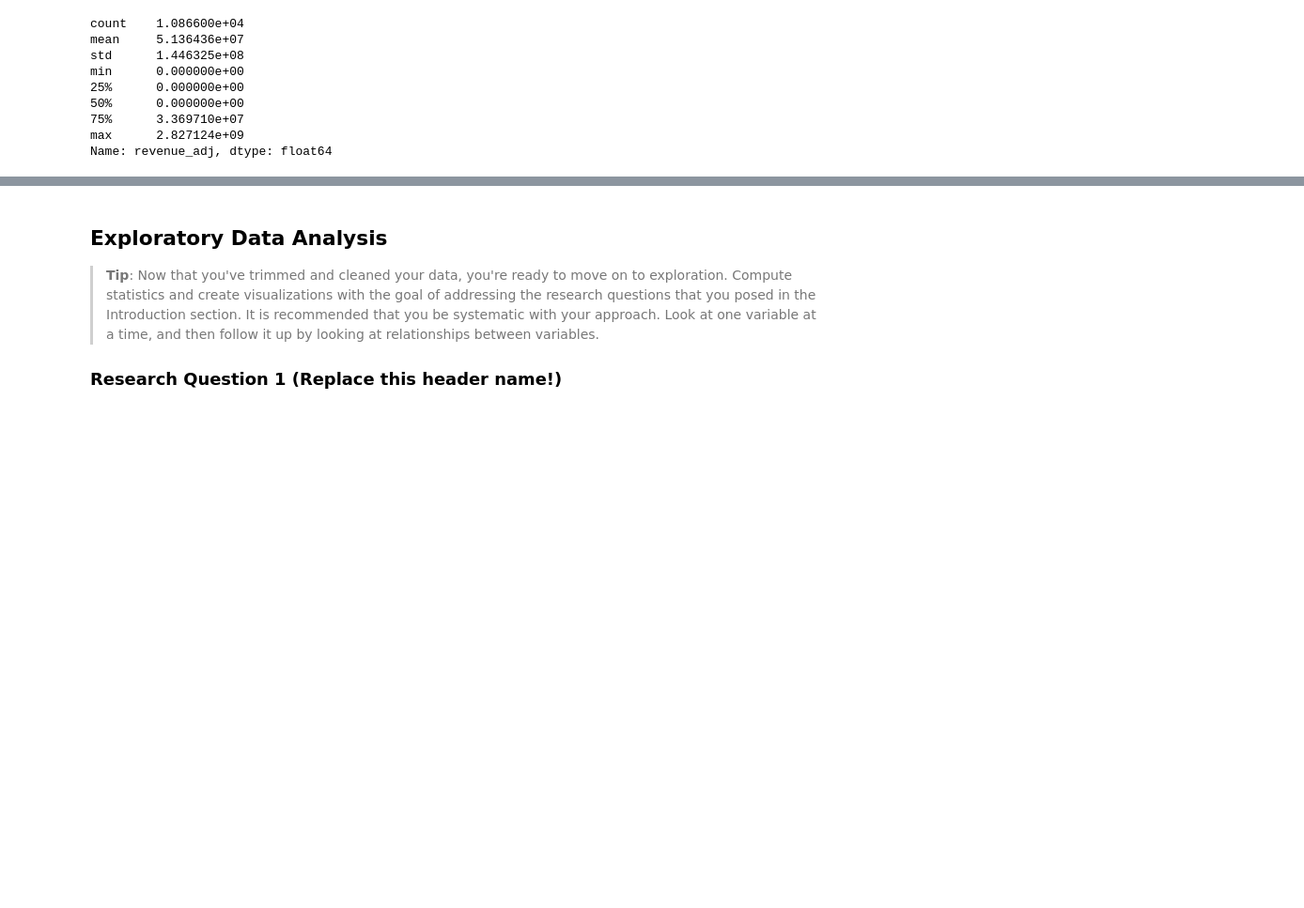
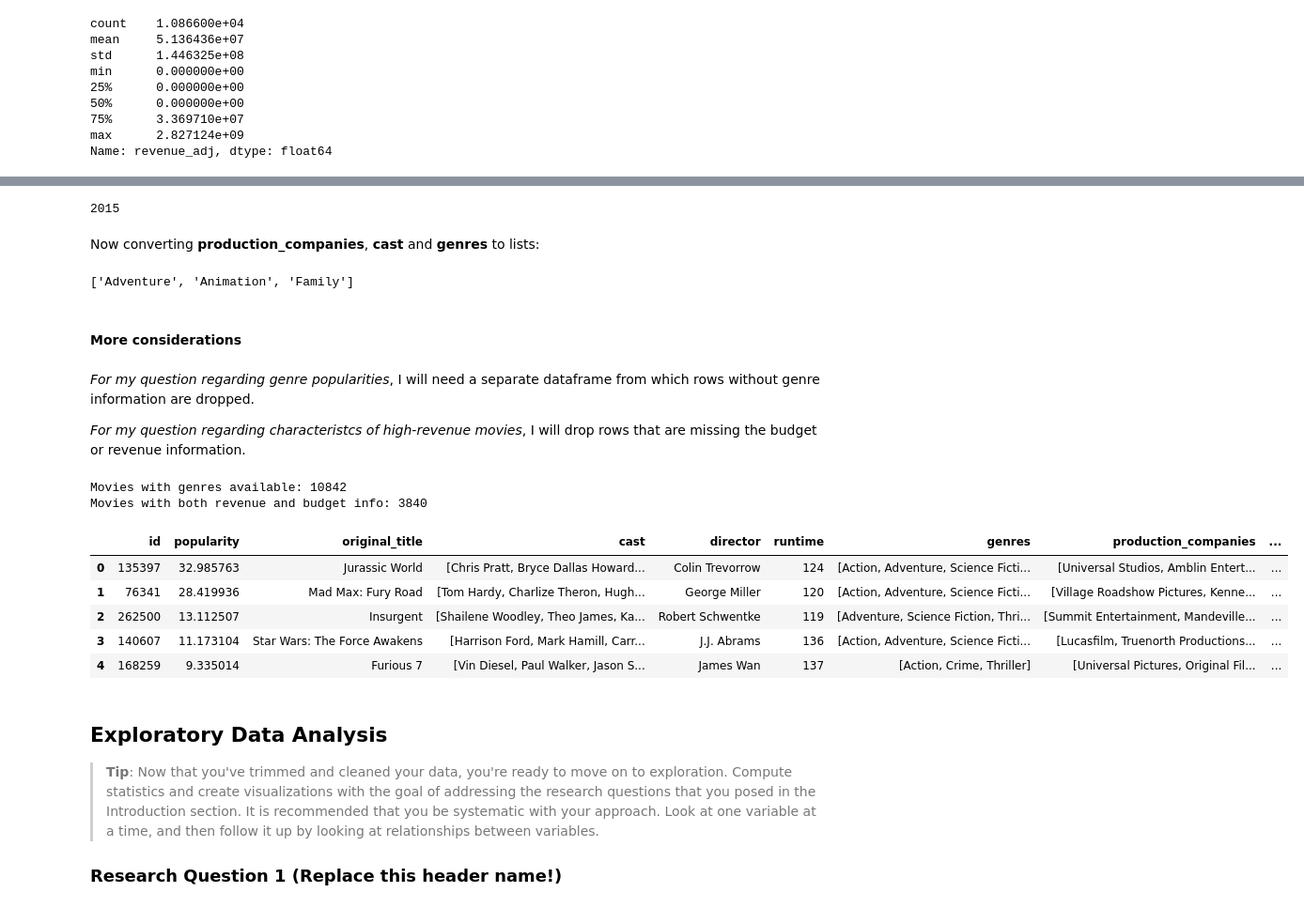
Before and after one commit to coderford/TMDb_movie_analysis, a Jupyter notebook: analysis_notebook.ipynb, the cells around one changed output, grey strips where cells are left out. Shown: that part at 94% size. Drawn from its saved outputs; the diff is of its cells as text; code cells hidden in the pictures; blank space fills up the shorter version.

```diff
--- a/analysis_notebook.ipynb
+++ b/analysis_notebook.ipynb
@@ -267,0 +313,3 @@ While inspecting the data, I found the following problems which need to be addre
+# %%
+# drop_duplicates() drops all duplicate rows
+cleaned_df.drop_duplicates(inplace=True)
@@ -267,0 +319,6 @@ While inspecting the data, I found the following problems which need to be addre
+# %%
+# replacing values 0s with NaNs:
+cleaned_df.loc[cleaned_df['revenue_adj'] < 10, 'revenue_adj'] = np.nan
+cleaned_df.loc[cleaned_df['budget_adj'] < 10, 'budget_adj'] = np.nan
+
+cleaned_df.info()
@@ -268,3 +350,57 @@ While inspecting the data, I found the following problems which need to be addre
+# %%
+# I will use the to_datetime function provied in pandas:
+cleaned_df['release_date'] = pd.to_datetime(cleaned_df['release_date'])
+
+# checking:
+cleaned_df.loc[100, 'release_date'].year
+# %% [output]
+2015
+# %% [markdown]
+Now converting __production_companies__, __cast__ and __genres__ to lists:
+# %%
+def string_to_list(string):
+    '''
+        Returns a list of strings obtained by splitting the input string.
+        If input is not a string, returns NaN.
+    '''
+    if isinstance(string, str):
+        return string.split('|')
+    return np.nan
+
+cleaned_df['genres'] = cleaned_df['genres'].apply(string_to_list)
+cleaned_df['production_companies'] = cleaned_df['production_companies'].apply(string_to_list)
+cleaned_df['cast'] = cleaned_df['cast'].apply(string_to_list)
+
+# checking:
+cleaned_df.loc[100, 'genres']
+# %% [output]
+['Adventure', 'Animation', 'Family']
+# %% [markdown]
+#### More considerations
+# %% [markdown]
+_For my question regarding genre popularities_, I will need a separate dataframe from which rows without genre information are dropped.
+
+_For my question regarding characteristcs of high-revenue movies_, I will drop rows that are missing the budget or revenue information.
+# %%
+# create dataset for genre popularity analysis by eliminating rows without genre information:
+genres_df = cleaned_df.dropna(subset=['genres'])
+print('Movies with genres available:', len(genres_df))
+
+# create dataset for second question about high-revenue movies
+# drop rows without budget or revenue information:
+
+revenue_df = cleaned_df.dropna(subset=['revenue_adj', 'budget_adj'], how='any')
+print('Movies with both revenue and budget info:', len(revenue_df))
+revenue_df.head()
+# %% [output]
+Movies with genres available: 10842
+Movies with both revenue and budget info: 3840
+|  | id | popularity | original_title | cast | director | runtime | genres | production_companies | ... |
+| 0 | 135397 | 32.985763 | Jurassic World | [Chris Pratt, Bryce Dallas Howard... | Colin Trevorrow | 124 | [Action, Adventure, Science Ficti... | [Universal Studios, Amblin Entert... | ... |
+| 1 | 76341 | 28.419936 | Mad Max: Fury Road | [Tom Hardy, Charlize Theron, Hugh... | George Miller | 120 | [Action, Adventure, Science Ficti... | [Village Roadshow Pictures, Kenne... | ... |
+| 2 | 262500 | 13.112507 | Insurgent | [Shailene Woodley, Theo James, Ka... | Robert Schwentke | 119 | [Adventure, Science Fiction, Thri... | [Summit Entertainment, Mandeville... | ... |
+| 3 | 140607 | 11.173104 | Star Wars: The Force Awakens | [Harrison Ford, Mark Hamill, Carr... | J.J. Abrams | 136 | [Action, Adventure, Science Ficti... | [Lucasfilm, Truenorth Productions... | ... |
+| 4 | 168259 | 9.335014 | Furious 7 | [Vin Diesel, Paul Walker, Jason S... | James Wan | 137 | [Action, Crime, Thriller] | [Universal Pictures, Original Fil... | ... |
 # %% [markdown]
 <a id='eda'></a>
 ## Exploratory Data Analysis
```
Also changed, not shown: parts of 26 cells of this notebook.
